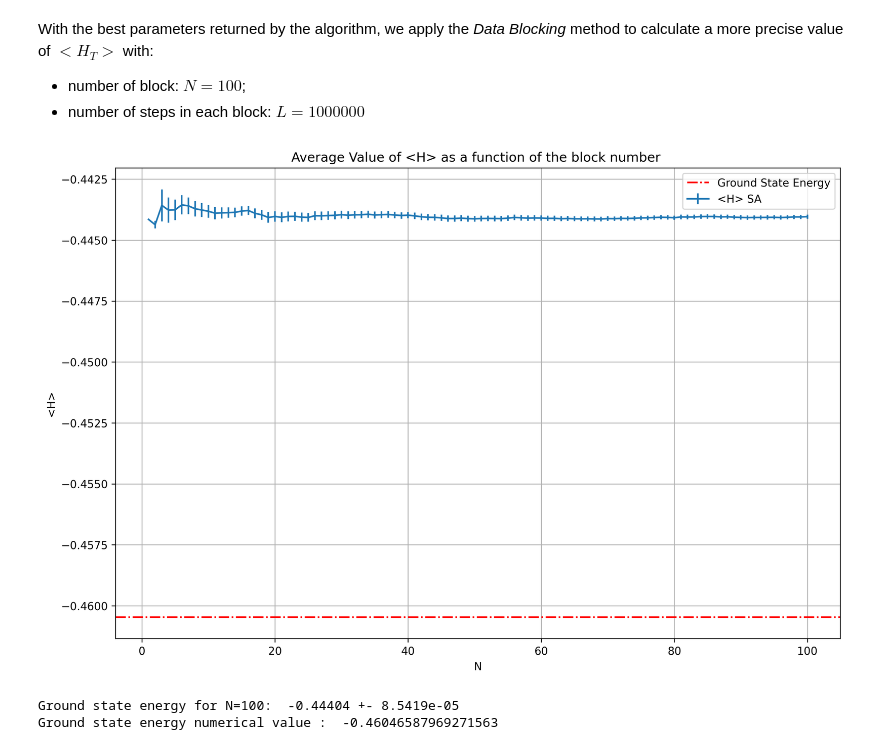
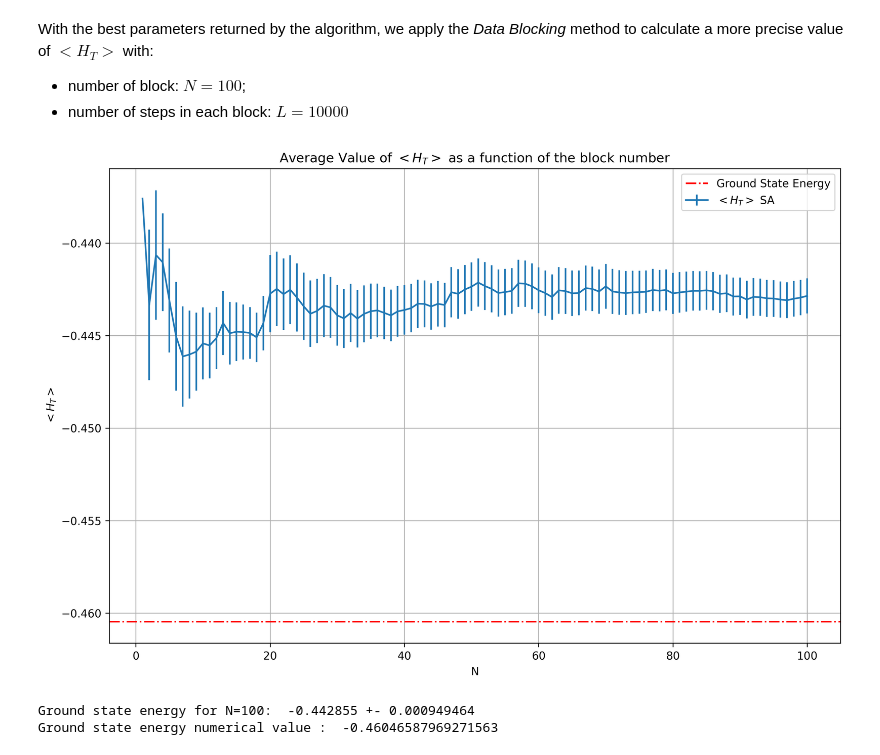
Before and after one commit to AlessioMorea/Numerical-Simulation-Laboratory, a Jupyter notebook: exercise08/exercise8.ipynb, the cells around one changed output. Drawn from its saved outputs; the diff is of its cells as text; code cells hidden in the pictures.

```diff
--- a/exercise08/exercise8.ipynb
+++ b/exercise08/exercise8.ipynb
@@ -83,24 +97,24 @@ Best sigma :  0.618294
 # %% [markdown]
 With the best parameters returned by the algorithm, we apply the *Data Blocking* method to calculate a more precise value of $<H_T>$ with:
 - number of block: $N=100$;
-- number of steps in each block: $L=1000000$
+- number of steps in each block: $L=10000$
 # %%
 fig=plt.figure(figsize=(12,8),dpi=300)
 x,y,energy,err = np.loadtxt("8.1/1method/output_energy.dat", usecols=(0,1,2,3), delimiter=' ', unpack='true')
-plt.errorbar(x,energy,yerr=err,label = "<H> SA ")
+plt.errorbar(x,energy,yerr=err,label = "$<H_T>$ SA ")
 
 plt.xlabel('N')
-plt.ylabel('<H>')
+plt.ylabel('$<H_T>$')
 plt.axhline(y=-0.46046587969271563, color='r', linestyle='-.',label="Ground State Energy")
-plt.title("Average Value of <H> as a function of the block number ")
+plt.title("Average Value of $<H_T>$ as a function of the block number ")
 plt.grid(True)
 plt.legend()
 plt.show()
 print("Ground state energy for N=100: ",energy[-1],"+-",err[-1])
 print("Ground state energy numerical value : ", -0.46046587969271563)
 # %% [output]
-[figure, old version]
+[figure, new version]
-Ground state energy for N=100:  -0.44404 +- 8.5419e-05
+Ground state energy for N=100:  -0.442855 +- 0.000949464
 Ground state energy numerical value :  -0.46046587969271563
 # %%
 def Vpot(x):
```
Also changed, not shown: parts of 6 cells of this notebook, 10 other files.
